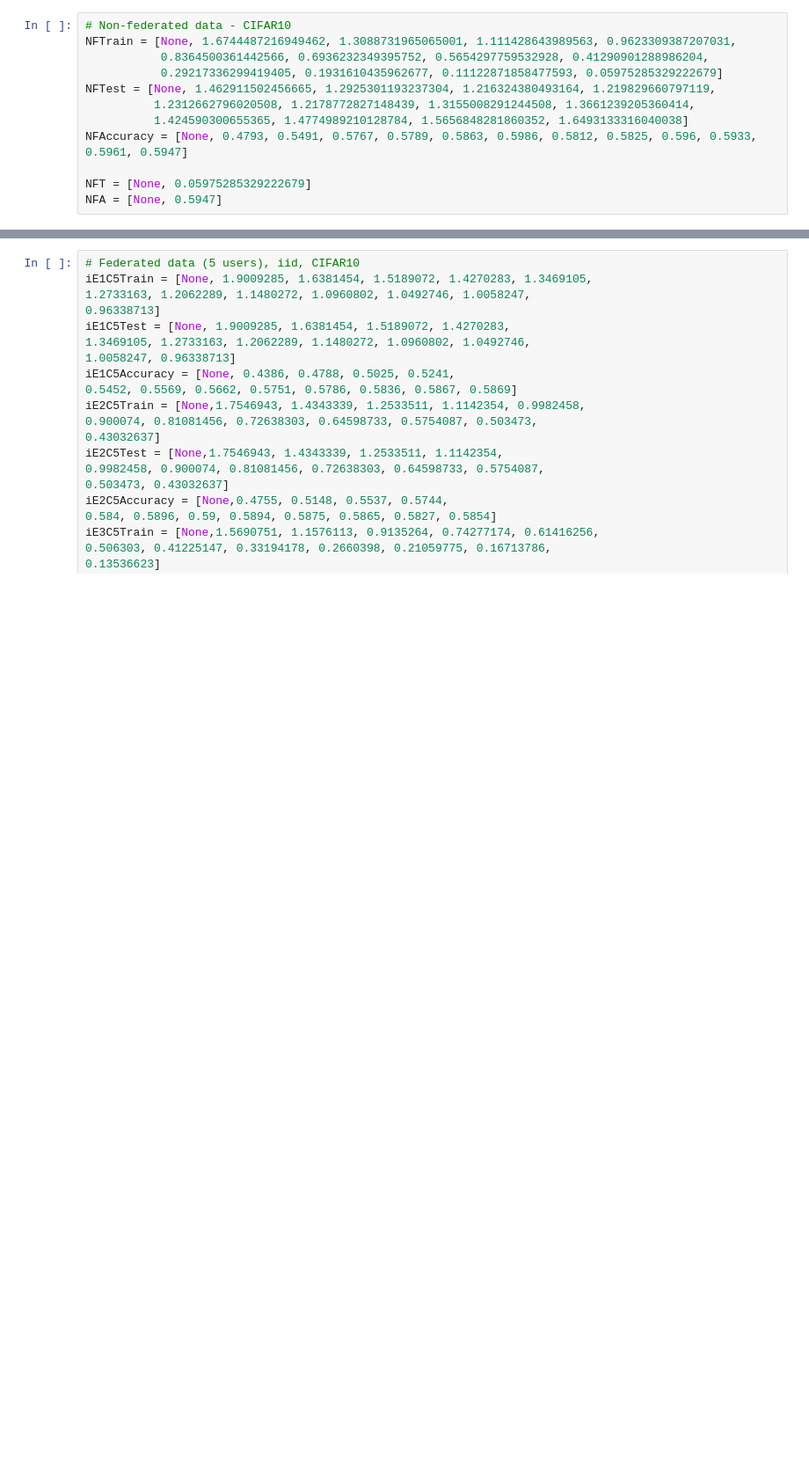
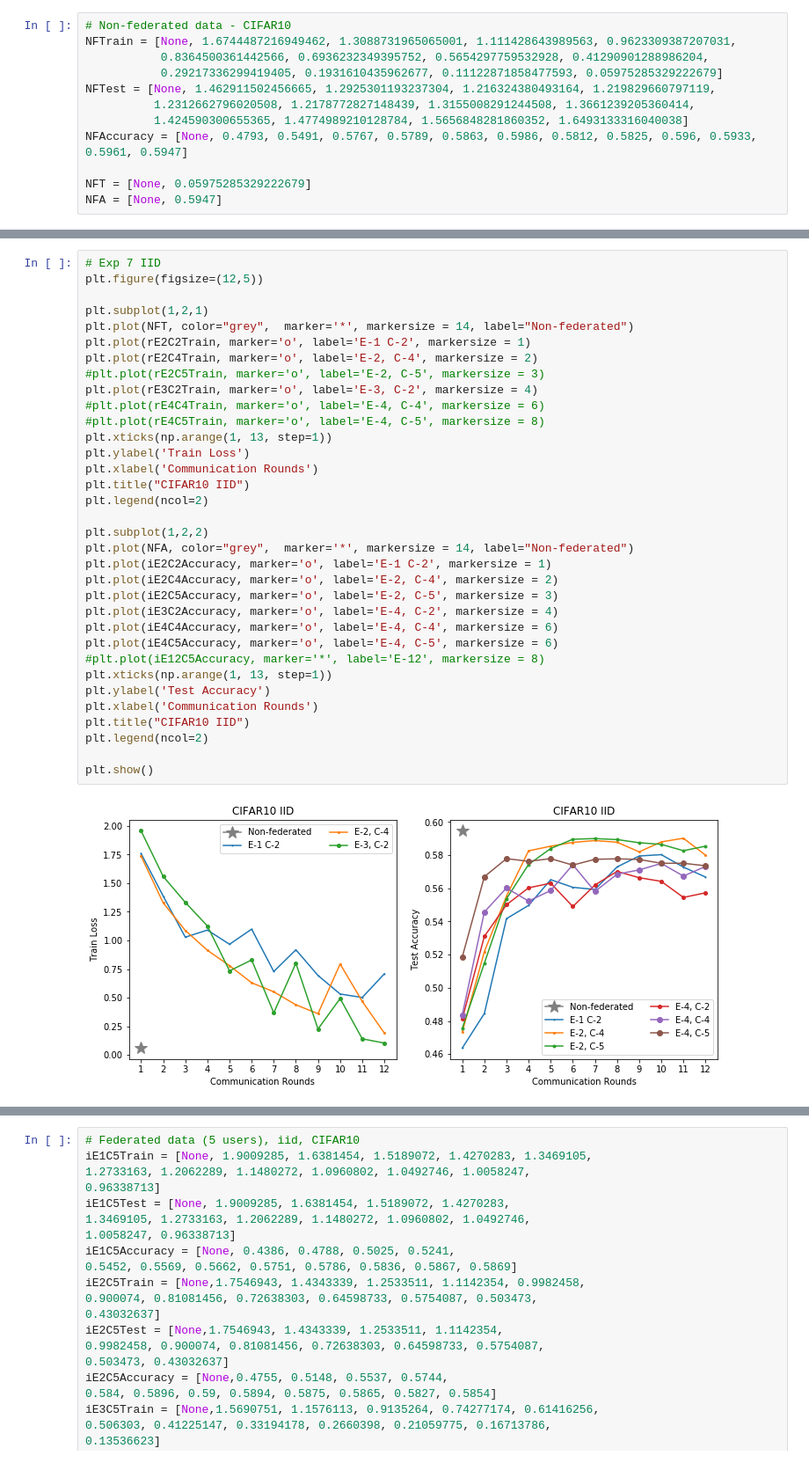
Before and after one commit to abogdanova/FedMed, a Jupyter notebook: Experiments.ipynb, the cells around one changed output, grey strips where cells are left out. Shown at 88% size. Drawn from its saved outputs; the diff is of its cells as text; blank space fills up the shorter version.

```diff
--- a/Experiments.ipynb
+++ b/Experiments.ipynb
@@ -16,0 +93,36 @@ NFA = [None, 0.5947]
+# %%
+# Exp 7 IID
+plt.figure(figsize=(12,5))
+
+plt.subplot(1,2,1)
+plt.plot(NFT, color="grey",  marker='*', markersize = 14, label="Non-federated")
+plt.plot(rE2C2Train, marker='o', label='E-1 C-2', markersize = 1)
+plt.plot(rE2C4Train, marker='o', label='E-2, C-4', markersize = 2)
+#plt.plot(rE2C5Train, marker='o', label='E-2, C-5', markersize = 3)
+plt.plot(rE3C2Train, marker='o', label='E-3, C-2', markersize = 4)
+#plt.plot(rE4C4Train, marker='o', label='E-4, C-4', markersize = 6)
+#plt.plot(rE4C5Train, marker='o', label='E-4, C-5', markersize = 8)
+plt.xticks(np.arange(1, 13, step=1))
+plt.ylabel('Train Loss')
+plt.xlabel('Communication Rounds')
+plt.title("CIFAR10 IID")
+plt.legend(ncol=2)
+
+plt.subplot(1,2,2)
+plt.plot(NFA, color="grey",  marker='*', markersize = 14, label="Non-federated")
+plt.plot(iE2C2Accuracy, marker='o', label='E-1 C-2', markersize = 1)
+plt.plot(iE2C4Accuracy, marker='o', label='E-2, C-4', markersize = 2)
+plt.plot(iE2C5Accuracy, marker='o', label='E-2, C-5', markersize = 3)
+plt.plot(iE3C2Accuracy, marker='o', label='E-4, C-2', markersize = 4)
+plt.plot(iE4C4Accuracy, marker='o', label='E-4, C-4', markersize = 6)
+plt.plot(iE4C5Accuracy, marker='o', label='E-4, C-5', markersize = 6)
+#plt.plot(iE12C5Accuracy, marker='*', label='E-12', markersize = 8)
+plt.xticks(np.arange(1, 13, step=1))
+plt.ylabel('Test Accuracy')
+plt.xlabel('Communication Rounds')
+plt.title("CIFAR10 IID")
+plt.legend(ncol=2)
+
+plt.show()
+# %% [output]
+[figure, added]
```
Also changed, not shown: parts of 9 cells of this notebook, 39 other files.
